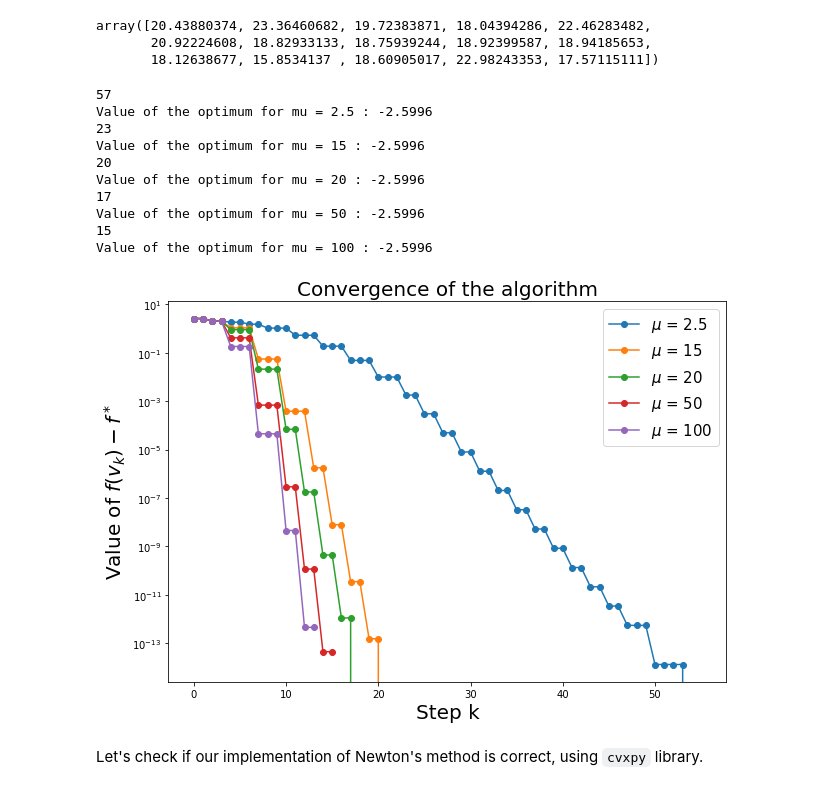
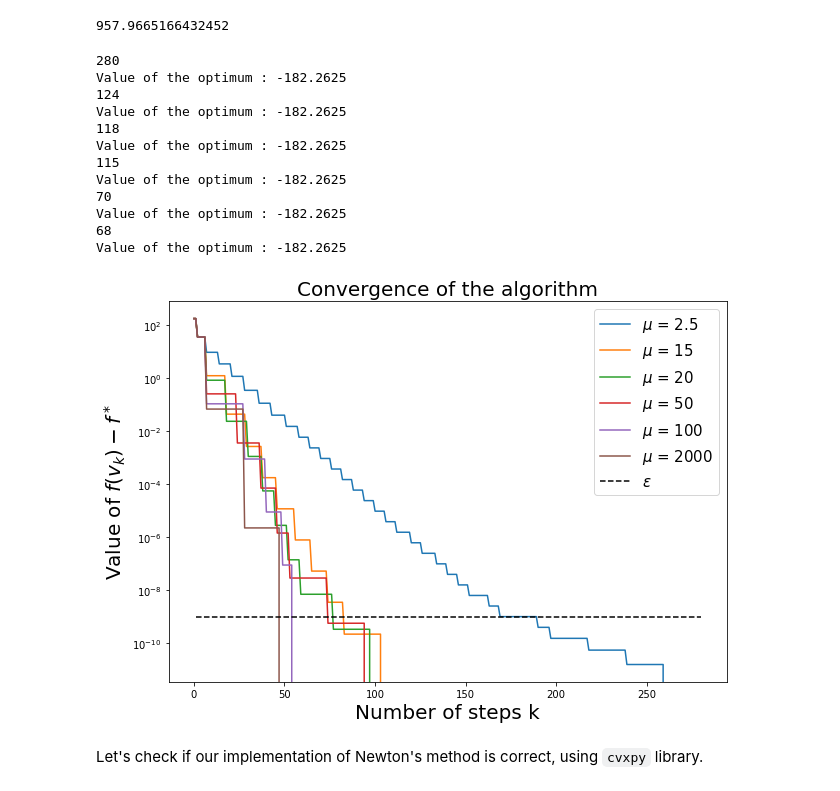
Before and after one commit to simonqueric/MVA, a Jupyter notebook: ConvexOptimization/HW/HW3/HW3_LASSO.ipynb, the cells around one changed output. Drawn from its saved outputs; the diff is of its cells as text; code cells hidden in the pictures.

Commit message:
update convex optim

```diff
--- a/ConvexOptimization/HW/HW3/HW3_LASSO.ipynb
+++ b/ConvexOptimization/HW/HW3/HW3_LASSO.ipynb
@@ -141,10 +141,11 @@ def barr_method(Q, p, A, b, v0, eps, mu=10) :
 #np.random.seed(42)
 Lambda = 10
 d = 500
-n = 15
-y = np.random.uniform(size=n) #/ 4
-X = np.random.uniform(size=(n, d)) # / 4
+n = 10
+X = np.random.normal(size=(n, d)) # / 4
+y = np.random.normal(size=n)+15 #/ 4
 
+eps=1e-9
 Q = np.eye(n)/2
 p = y
 A = np.zeros((2*d, n))
@@ -152,42 +153,47 @@ A[:d,:]= X.T
 A[d:,:] = -X.T
 b = Lambda*np.ones(2*d)
 v = np.random.normal(size=n)
-# %%
-grad(Q, p, A, b, v, t=1)
-# %% [output]
-array([20.43880374, 23.36460682, 19.72383871, 18.04394286, 22.46283482,
-       20.92224608, 18.82933133, 18.75939244, 18.92399587, 18.94185653,
-       18.12638677, 15.8534137 , 18.60905017, 22.98243353, 17.57115111])
+# %%
+np.linalg.norm(X.T@y)
+# %% [output]
+957.9665166432452
 # %%
 fig = plt.figure(figsize=(10, 7))
 
-for mu in [2.5, 15, 20, 50, 100] :
-    V = barr_method(Q, p, A, b, v0=np.zeros(n), eps=1e-8, mu=mu)
+L=-np.inf
+for mu in [2.5, 15, 20, 50, 100, 2000] :
+    V = barr_method(Q, p, A, b, v0=np.zeros(n), eps=eps, mu=mu)
+    if len(V)>L :
+        L = len(V)
+
     x = []
     for v in V :
         x.append(f0(Q, p, v))
     print(len(V))
-    print("Value of the optimum for mu = {} : {:.4f}".format(mu, f0(Q, p, V[-1])))
-    plt.plot(np.array(x)[:-1]-x[-1], marker='o')
+    print("Value of the optimum : {:.4f}".format(f0(Q, p, V[-1])))
+    plt.plot(np.array(x)-np.min(x))
     plt.yscale("log")
-    plt.xlabel("Step k", fontsize=20)
+    plt.xlabel("Number of steps k", fontsize=20)
     plt.ylabel("Value of $f(v_k) - f^*$", fontsize=20)
     plt.title("Convergence of the algorithm", fontsize=20)
 
-plt.legend(["$\mu$ = {}".format(mu) for mu in [2.5, 15, 20, 50, 100]], fontsize=15)
+plt.hlines(eps, 1, L, linestyles='--', color="k", label="eps")
+plt.legend(["$\mu$ = {}".format(mu) for mu in [2.5, 15, 20, 50, 100, 2000]]+["$\epsilon$"], fontsize=15)
 plt.show()
 # %% [output]
-57
-Value of the optimum for mu = 2.5 : -2.5996
-23
-Value of the optimum for mu = 15 : -2.5996
-20
-Value of the optimum for mu = 20 : -2.5996
-17
-Value of the optimum for mu = 50 : -2.5996
-15
-Value of the optimum for mu = 100 : -2.5996
+280
+Value of the optimum : -182.2625
+124
+Value of the optimum : -182.2625
+118
+Value of the optimum : -182.2625
+115
+Value of the optimum : -182.2625
+70
+Value of the optimum : -182.2625
+68
+Value of the optimum : -182.2625
-[figure, old version]
+[figure, new version]
 # %% [markdown]
 Let's check if our implementation of Newton's method is correct, using `cvxpy` library.
 # %%
```
Also changed, not shown: parts of 12 cells of this notebook, 15 other files.
